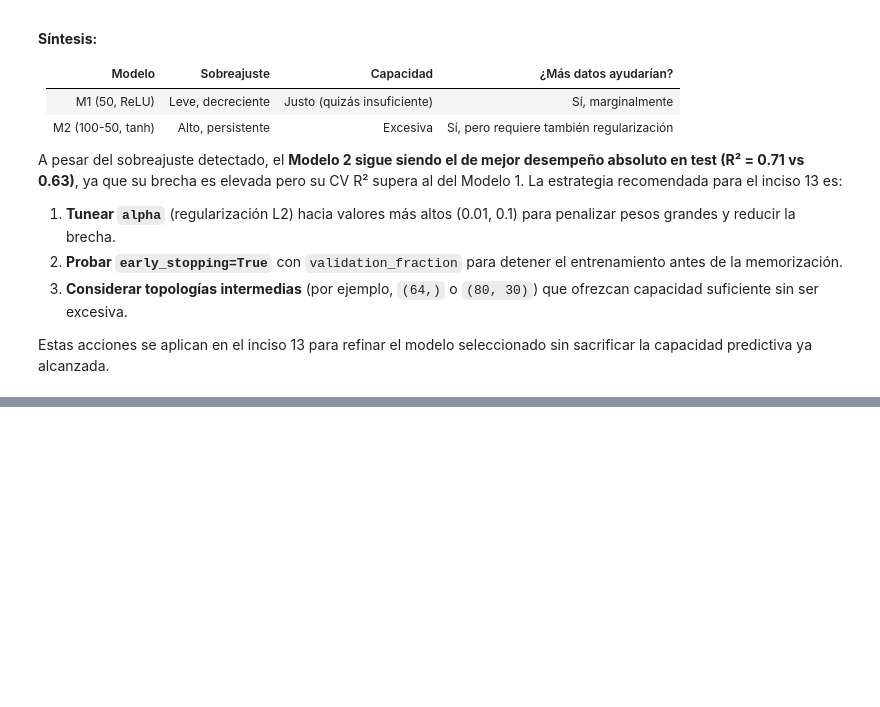
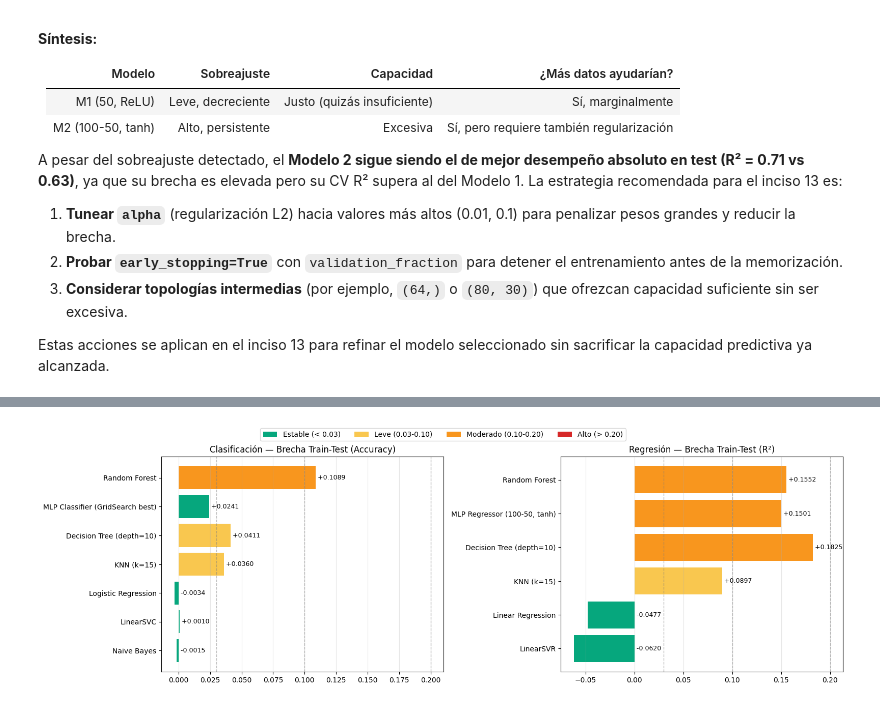
Before and after one commit to NESHGP04/Lab9-MD, a Jupyter notebook: main.ipynb, the cells around one changed output, grey strips where cells are left out. Cells and saved outputs as stored; diff of their text form; code cells hidden in the pictures; blank space fills up the shorter version.

```diff
--- a/main.ipynb
+++ b/main.ipynb
@@ -768,0 +1434,50 @@ Estas acciones se aplican en el inciso 13 para refinar el modelo seleccionado si
+# %%
+# Visualización: brecha train-test por modelo, en ambas tareas
+fig, axes = plt.subplots(1, 2, figsize=(16, 5))
+
+# Clasificación
+orden_c = tabla_clf["Modelo"].tolist()
+brechas_c = tabla_clf["Brecha"].values
+# Color por nivel de sobreajuste
+def color_brecha(b):
+    if b < 0.03: return "#06A77D"   # verde - estable
+    elif b < 0.10: return "#F9C74F" # amarillo - leve
+    elif b < 0.20: return "#F8961E" # naranja - moderado
+    else: return "#D62828"          # rojo - alto
+
+colores_bc = [color_brecha(b) for b in brechas_c]
+axes[0].barh(orden_c, brechas_c, color=colores_bc)
+axes[0].axvline(0.03, color="gray", linestyle="--", alpha=0.5, linewidth=1)
+axes[0].axvline(0.10, color="gray", linestyle="--", alpha=0.5, linewidth=1)
+axes[0].axvline(0.20, color="gray", linestyle="--", alpha=0.5, linewidth=1)
+axes[0].set_title("Clasificación — Brecha Train-Test (Accuracy)")
+axes[0].invert_yaxis(); axes[0].grid(axis="x", alpha=0.3)
+for i, v in enumerate(brechas_c):
+    axes[0].text(v if v > 0 else 0, i, f" {v:+.4f}", va="center", fontsize=9)
+
+# Regresión
+orden_r = tabla_reg["Modelo"].tolist()
+brechas_r = tabla_reg["Brecha"].values
+colores_br = [color_brecha(b) for b in brechas_r]
+axes[1].barh(orden_r, brechas_r, color=colores_br)
+axes[1].axvline(0.03, color="gray", linestyle="--", alpha=0.5, linewidth=1)
+axes[1].axvline(0.10, color="gray", linestyle="--", alpha=0.5, linewidth=1)
+axes[1].axvline(0.20, color="gray", linestyle="--", alpha=0.5, linewidth=1)
+axes[1].set_title("Regresión — Brecha Train-Test (R²)")
+axes[1].invert_yaxis(); axes[1].grid(axis="x", alpha=0.3)
+for i, v in enumerate(brechas_r):
+    axes[1].text(v if v > 0 else 0, i, f" {v:+.4f}", va="center", fontsize=9)
+
+# Leyenda
+from matplotlib.patches import Patch
+legend = [
+    Patch(facecolor="#06A77D", label="Estable (< 0.03)"),
+    Patch(facecolor="#F9C74F", label="Leve (0.03-0.10)"),
+    Patch(facecolor="#F8961E", label="Moderado (0.10-0.20)"),
+    Patch(facecolor="#D62828", label="Alto (> 0.20)"),
+]
+fig.legend(handles=legend, loc="upper center", bbox_to_anchor=(0.5, 1.05), ncol=4)
+plt.tight_layout()
+plt.show()
+# %% [output]
+[figure, added]
```
Also changed, not shown: parts of 27 cells of this notebook.
